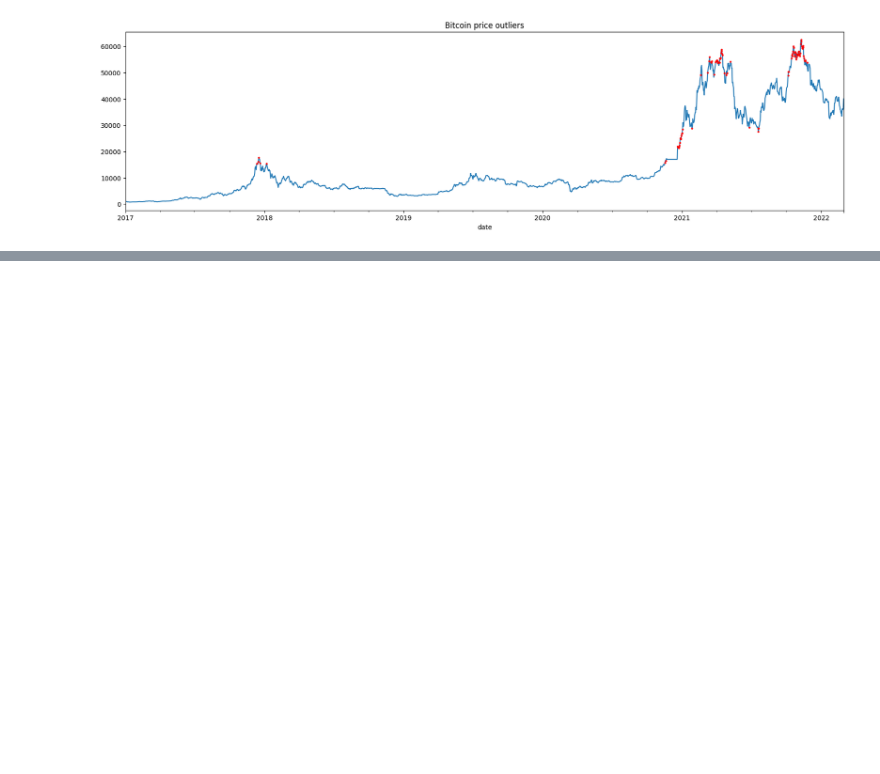
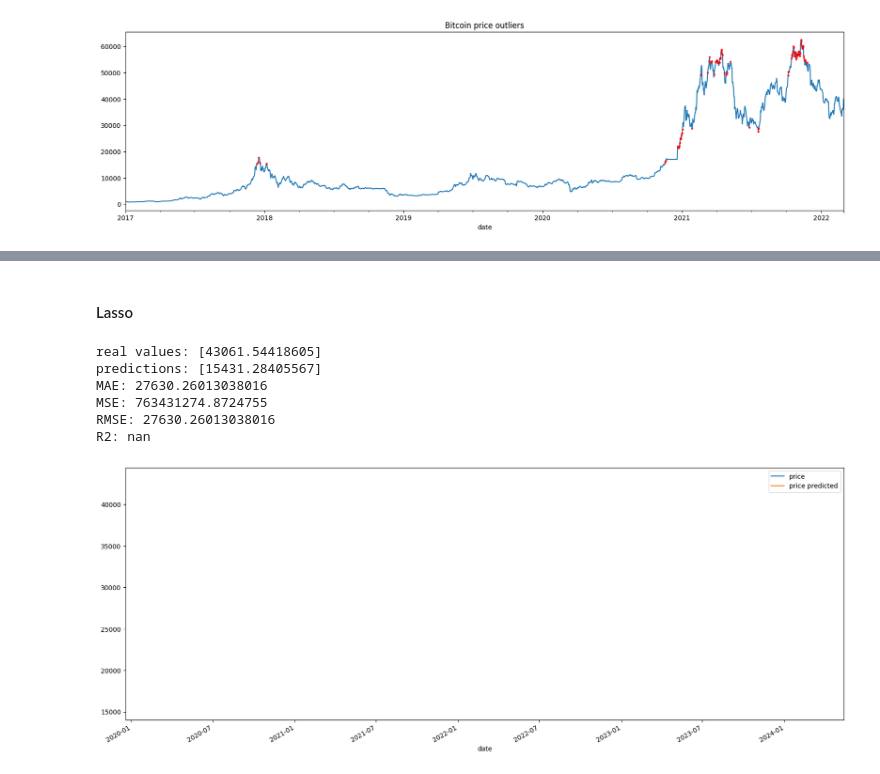
Before and after one commit to tiagohorta21/bitcoin_idc, a Jupyter notebook: main.ipynb, the cells around one changed output, grey strips where cells are left out. Cells and saved outputs as stored; diff of their text form; code cells hidden in the pictures; blank space fills up the shorter version.

```diff
--- a/main.ipynb
+++ b/main.ipynb
@@ -861,0 +1010,6 @@ potential_outliers.plot(style='ro', title='Bitcoin price outliers', figsize=(20,
+# %%
+from sklearn.metrics import r2_score
+
+# A higher R-squared value indicates a better fit.
+R2 = r2_score(y_test, y_test_pred)
+print('R2:', R2)
@@ -861,0 +1129,20 @@ potential_outliers.plot(style='ro', title='Bitcoin price outliers', figsize=(20,
+# %% [markdown]
+#### Lasso
+# %%
+from sklearn.linear_model import Lasso
+from sklearn.pipeline import Pipeline
+
+lasso_model = Pipeline([('scaler', StandardScaler()), ('Lasso', Lasso())]).fit(X_train, y_train)
+
+# use the model to predict values for the test set
+y_test_pred = lasso_model.predict(X_test)
+
+print_results(y_test, y_test_pred)
+# %% [output]
+real values: [43061.54418605]
+predictions: [15431.28405567]
+MAE: 27630.26013038016
+MSE: 763431274.8724755
+RMSE: 27630.26013038016
+R2: nan
+[figure, added]
```
Also changed, not shown: parts of 35 cells of this notebook.
